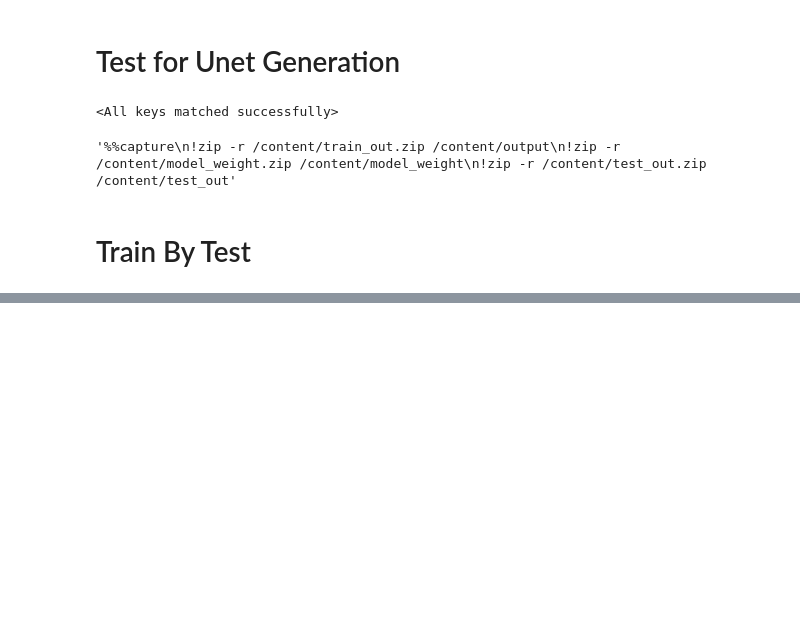
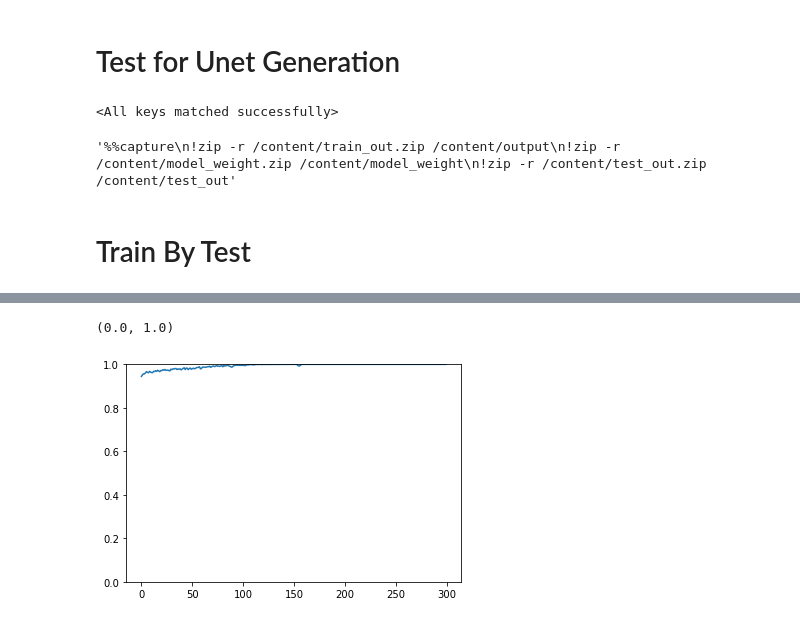
Before and after one commit to bochendong/Data-Augmentation-Optimization, a Jupyter notebook: unet_recon.ipynb, the cells around one changed output, grey strips where cells are left out. Saved outputs shown, nothing was run; the diff lists cells and outputs as text; code cells hidden in the pictures; blank space fills up the shorter version.

```diff
--- a/unet_recon.ipynb
+++ b/unet_recon.ipynb
@@ -27,14 +27,15 @@ fraction = 0.02
 if (small_dataset):
     UNET_PATH = 'model_weight/unet_small.pth'
     DNN_PATH = 'model_weight/dnn_small.pth'
+    num_epochs = 150
 else:
     UNET_PATH = 'model_weight/unet.pth'
     DNN_PATH = 'model_weight/dnn.pth'
+    num_epochs = 24
 
 
 # Hyperparameters
 BATCH_SIZE = 128
-num_epochs = 24
 
 MNIST = True
 CIFAR10 = False
@@ -120,10 +123,8 @@ class VGG11(nn.Module):
         self.classifier = nn.Sequential(
             nn.Linear(512, 4096),
             nn.ReLU(inplace=True),
-            nn.Dropout(),
             nn.Linear(4096, 4096),
             nn.ReLU(inplace=True),
-            nn.Dropout(),
             nn.Linear(4096, num_classes)
         )
 
@@ -550,10 +563,29 @@ criterion = nn.CrossEntropyLoss()
 optimizer = torch.optim.Adam(dnn_model.parameters(), lr=1e-5)
 dnn_model.load_state_dict(torch.load(DNN_PATH))
 
+def dnn_test(dnn_model, test_loader):
+    total = 0
+    total_correct = 0
+
+    for i, (images, labels) in enumerate(test_loader):
+        images = images.cuda()
+        labels = labels.cuda()
+
+        outputs = dnn_model(images)
+
+        _, pred = torch.max(outputs, 1)
+        correct = pred.eq(labels).cpu().sum().item()
+        total_correct += correct
+        total += BATCH_SIZE
+
+    return total_correct / total
+
 # Training loop for the new classifier
-for epoch in range(50):
-    print('Epoch:', epoch)
-
+acc_history = []
+test_acc_history = []
+for epoch in range(300):
+    total_correct = 0
+    total = 0
     for i, (images, labels) in enumerate(train_loader_extended):
         images = images.cuda()
         labels = labels.cuda()
@@ -566,4 +598,14 @@ for epoch in range(50):
         optimizer.zero_grad()
         loss.backward()
         optimizer.step()
+
+        _, pred = torch.max(outputs, 1)
+        correct = pred.eq(labels).cpu().sum().item()
+        total_correct += correct
+        total += BATCH_SIZE
+
+    if((epoch + 1 )% 10 == 0):
+        print("e:", epoch, 'acc:', total_correct / total)
+    acc_history.append(total_correct / total)
+    test_acc_history.append(dnn_test(dnn_model, test_loader))
 # %% [output]
@@ -586,0 +629,6 @@ Epoch: 49
+# %%
+plt.plot(range(0, 300), acc_history)
+plt.ylim(0, 1)
+# %% [output]
+(0.0, 1.0)
+[figure, added]
```
Also changed, not shown: parts of 11 cells of this notebook, 20 other files.
